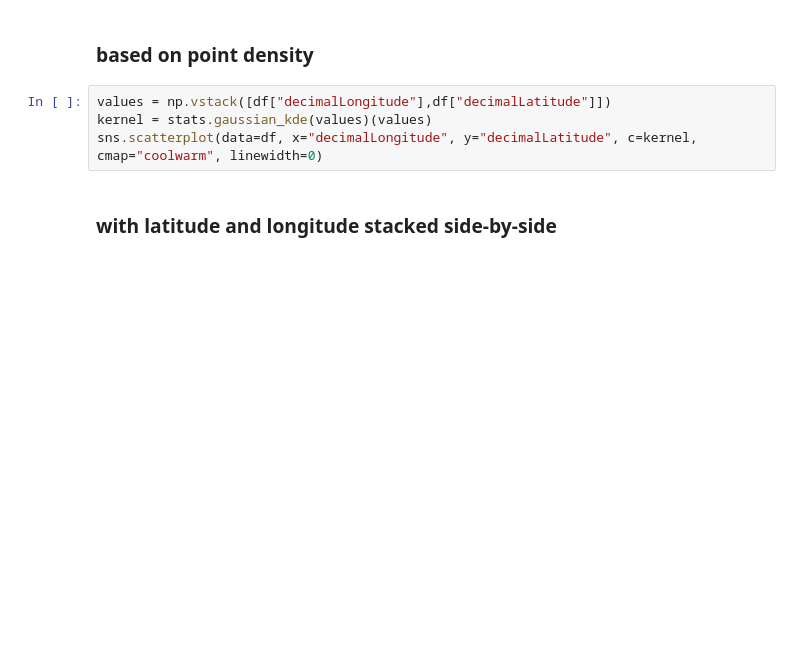
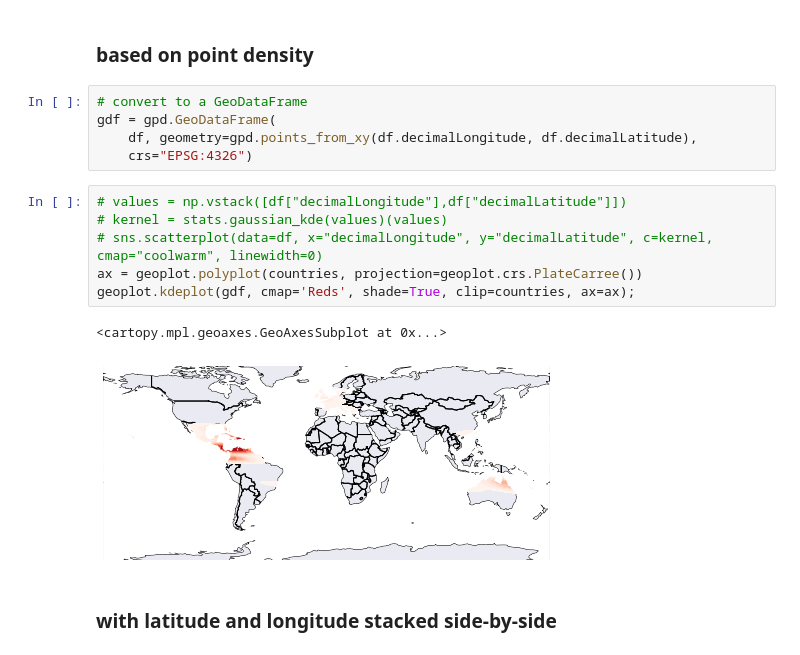
Before and after one commit to iobis/pyobis, a Jupyter notebook: notebooks/biodiversity_mapping.ipynb, the cells around one changed output. Saved outputs shown, nothing was run; the diff lists cells and outputs as text; blank space fills up the shorter version.

Commit message:
using geoplot for kde plotting

```diff
--- a/notebooks/biodiversity_mapping.ipynb
+++ b/notebooks/biodiversity_mapping.ipynb
@@ -87,10 +112,20 @@ plt.plot(x,density);
 We can see from the plot that 2010 has got the highest number of records. Although there is a lot of variation yet the number of records has risen significatly after 1995 in comparison to the earlier years where the data is almost negligible.
 # %% [markdown]
 ### based on point density
+# %%
+# convert to a GeoDataFrame
+gdf = gpd.GeoDataFrame(
+    df, geometry=gpd.points_from_xy(df.decimalLongitude, df.decimalLatitude),
+    crs="EPSG:4326")
 # %%
-values = np.vstack([df["decimalLongitude"],df["decimalLatitude"]])
-kernel = stats.gaussian_kde(values)(values)
-sns.scatterplot(data=df, x="decimalLongitude", y="decimalLatitude", c=kernel, cmap="coolwarm", linewidth=0)
+# values = np.vstack([df["decimalLongitude"],df["decimalLatitude"]])
+# kernel = stats.gaussian_kde(values)(values)
+# sns.scatterplot(data=df, x="decimalLongitude", y="decimalLatitude", c=kernel, cmap="coolwarm", linewidth=0)
+ax = geoplot.polyplot(countries, projection=geoplot.crs.PlateCarree())
+geoplot.kdeplot(gdf, cmap='Reds', shade=True, clip=countries, ax=ax);
+# %% [output]
+<cartopy.mpl.geoaxes.GeoAxesSubplot at 0x...>
+[figure, added]
 # %% [markdown]
 ### with latitude and longitude stacked side-by-side
 # %%
```
Also changed, not shown: parts of 6 cells of this notebook.
